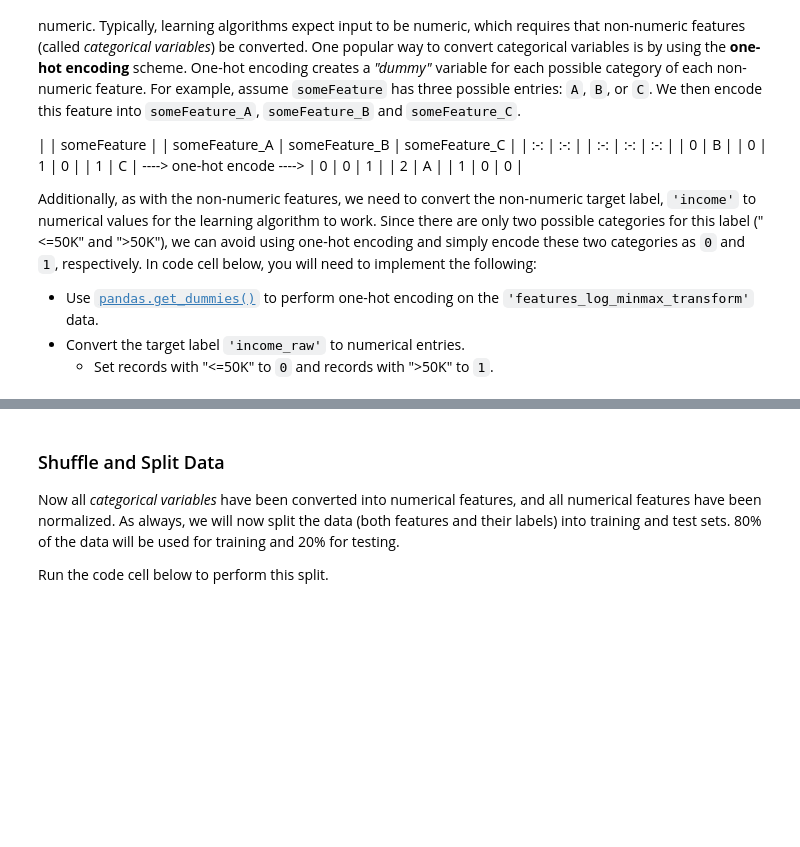
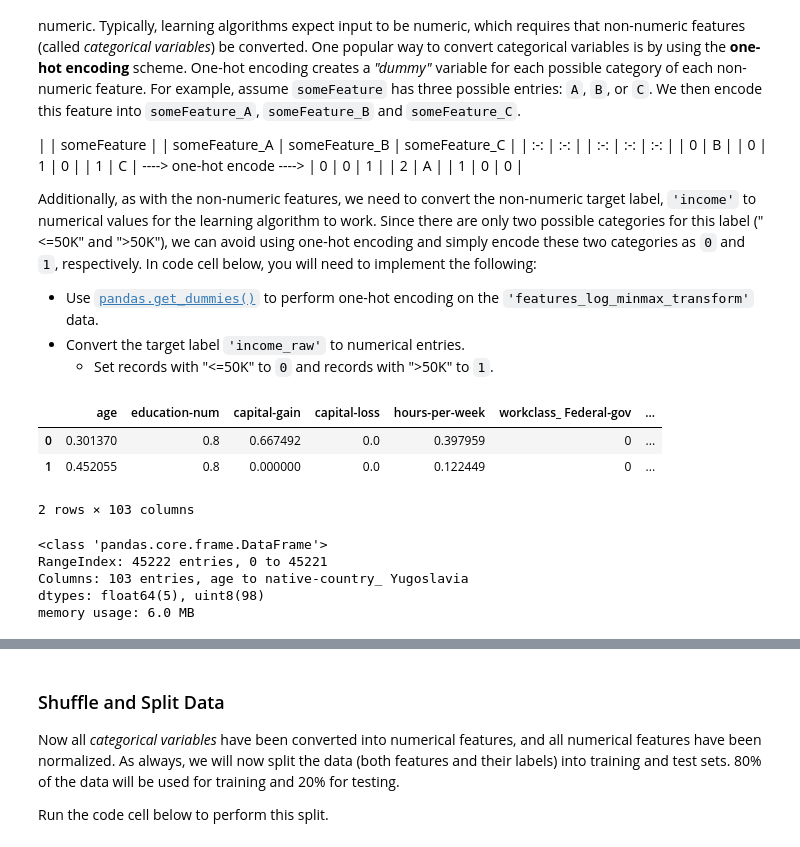
Before and after one commit to scpfoster/ML_Project1_SupervisedLearning, a Jupyter notebook: finding_donors.ipynb, the cells around one changed output, grey strips where cells are left out. Drawn from its saved outputs; the diff is of its cells as text; code cells hidden in the pictures; blank space fills up the shorter version.

```diff
--- a/finding_donors.ipynb
+++ b/finding_donors.ipynb
@@ -170,3 +201,19 @@ Additionally, as with the non-numeric features, we need to convert the non-numer
  - Use [`pandas.get_dummies()`](http://pandas.pydata.org/pandas-docs/stable/generated/pandas.get_dummies.html?highlight=get_dummies#pandas.get_dummies) to perform one-hot encoding on the `'features_log_minmax_transform'` data.
  - Convert the target label `'income_raw'` to numerical entries.
    - Set records with "<=50K" to `0` and records with ">50K" to `1`.
+# %%
+temp_df = pd.get_dummies(features_log_minmax_transform)
+temp_df.head(2)
+# %% [output]
+|  | age | education-num | capital-gain | capital-loss | hours-per-week | workclass_ Federal-gov | ... |
+| 0 | 0.301370 | 0.8 | 0.667492 | 0.0 | 0.397959 | 0 | ... |
+| 1 | 0.452055 | 0.8 | 0.000000 | 0.0 | 0.122449 | 0 | ... |
+2 rows × 103 columns
+# %%
+temp_df.info()
+# %% [output]
+<class 'pandas.core.frame.DataFrame'>
+RangeIndex: 45222 entries, 0 to 45221
+Columns: 103 entries, age to native-country_ Yugoslavia
+dtypes: float64(5), uint8(98)
+memory usage: 6.0 MB
```
Also changed, not shown: parts of 18 cells of this notebook.
